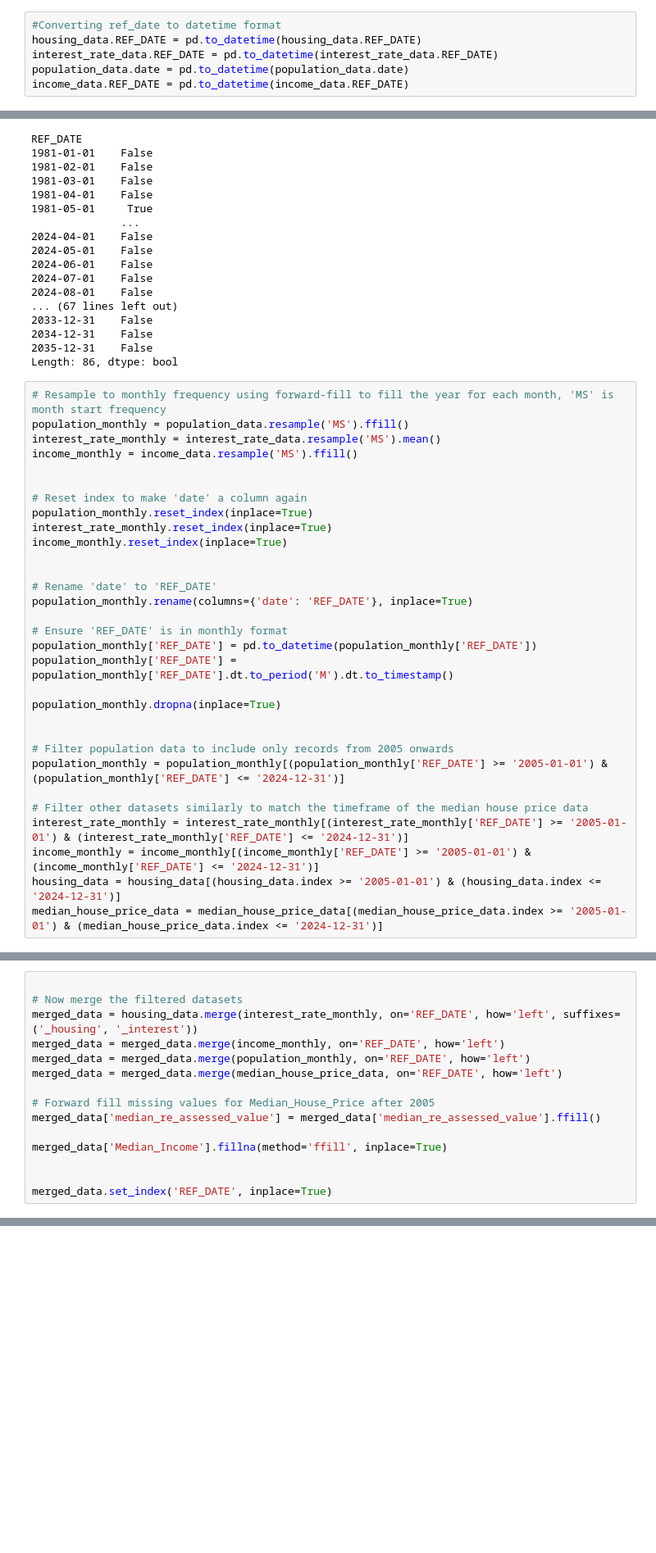
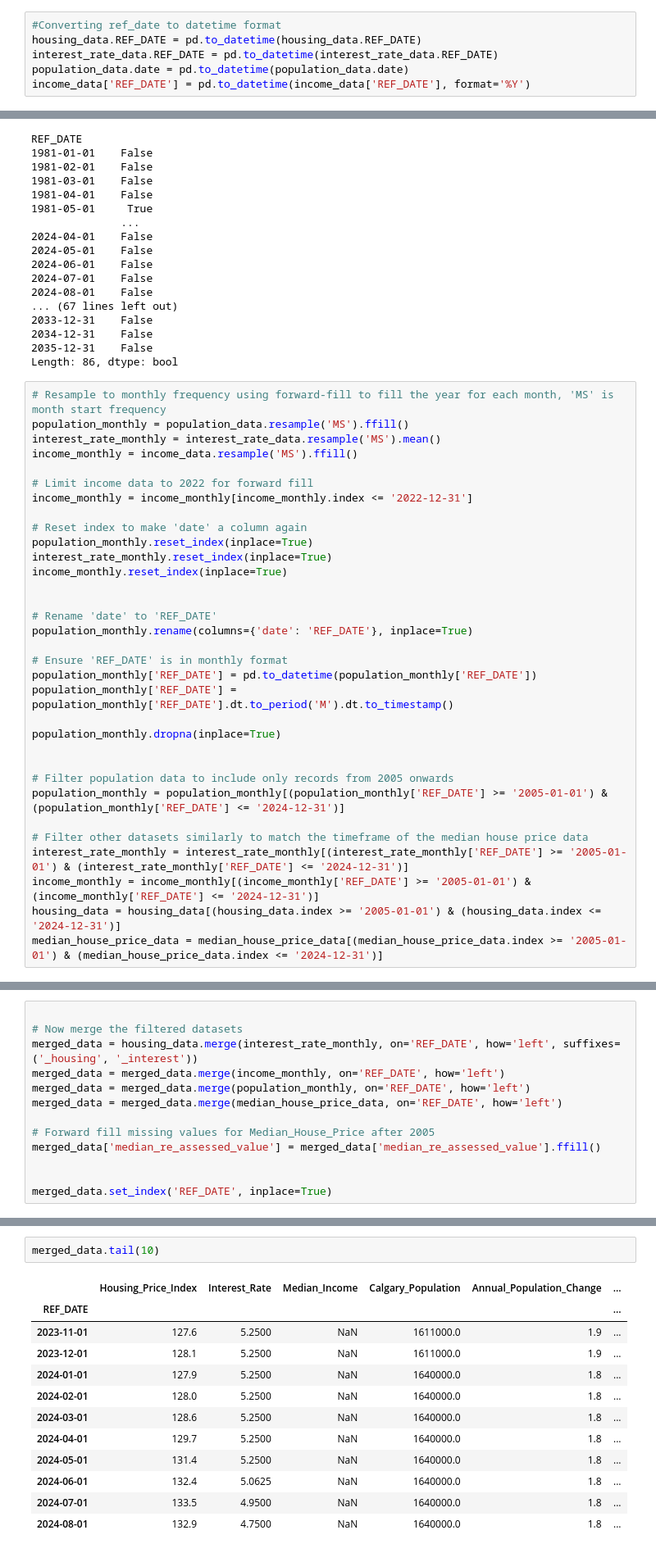
Before and after one commit to dannguyen27/Predictive-Model, a Jupyter notebook: notebooks/notebook.ipynb, the cells around one changed output, grey strips where cells are left out. Shown: that part at 82% size. Cells and saved outputs as stored; diff of their text form; blank space fills up the shorter version.

```diff
--- a/notebooks/notebook.ipynb
+++ b/notebooks/notebook.ipynb
@@ -90,7 +92,7 @@ income_data.drop(['DGUID', 'Age group', 'Sex', 'Income source',
 housing_data.REF_DATE = pd.to_datetime(housing_data.REF_DATE)
 interest_rate_data.REF_DATE = pd.to_datetime(interest_rate_data.REF_DATE)
 population_data.date = pd.to_datetime(population_data.date)
-income_data.REF_DATE = pd.to_datetime(income_data.REF_DATE)
+income_data['REF_DATE'] = pd.to_datetime(income_data['REF_DATE'], format='%Y')
 # %%
 housing_data.set_index('REF_DATE', inplace=True)
 interest_rate_data.set_index('REF_DATE', inplace=True)
@@ -256,6 +258,8 @@ population_monthly = population_data.resample('MS').ffill()
 interest_rate_monthly = interest_rate_data.resample('MS').mean()
 income_monthly = income_data.resample('MS').ffill()
 
+# Limit income data to 2022 for forward fill
+income_monthly = income_monthly[income_monthly.index <= '2022-12-31']
 
 # Reset index to make 'date' a column again
 population_monthly.reset_index(inplace=True)
@@ -316,8 +320,6 @@ merged_data = merged_data.merge(median_house_price_data, on='REF_DATE', how='lef
 # Forward fill missing values for Median_House_Price after 2005
 merged_data['median_re_assessed_value'] = merged_data['median_re_assessed_value'].ffill()
 
-merged_data['Median_Income'].fillna(method='ffill', inplace=True)
-
 
 merged_data.set_index('REF_DATE', inplace=True)
 # %%
@@ -563,0 +558,15 @@ Missing values in Median_Income: 236
+# %%
+merged_data.tail(10)
+# %% [output]
+|  | Housing_Price_Index | Interest_Rate | Median_Income | Calgary_Population | Annual_Population_Change | ... |
+| REF_DATE |  |  |  |  |  | ... |
+| 2023-11-01 | 127.6 | 5.2500 | NaN | 1611000.0 | 1.9 | ... |
+| 2023-12-01 | 128.1 | 5.2500 | NaN | 1611000.0 | 1.9 | ... |
+| 2024-01-01 | 127.9 | 5.2500 | NaN | 1640000.0 | 1.8 | ... |
+| 2024-02-01 | 128.0 | 5.2500 | NaN | 1640000.0 | 1.8 | ... |
+| 2024-03-01 | 128.6 | 5.2500 | NaN | 1640000.0 | 1.8 | ... |
+| 2024-04-01 | 129.7 | 5.2500 | NaN | 1640000.0 | 1.8 | ... |
+| 2024-05-01 | 131.4 | 5.2500 | NaN | 1640000.0 | 1.8 | ... |
+| 2024-06-01 | 132.4 | 5.0625 | NaN | 1640000.0 | 1.8 | ... |
+| 2024-07-01 | 133.5 | 4.9500 | NaN | 1640000.0 | 1.8 | ... |
+| 2024-08-01 | 132.9 | 4.7500 | NaN | 1640000.0 | 1.8 | ... |
```
Also changed, not shown: parts of 11 cells of this notebook, 5 other files.
